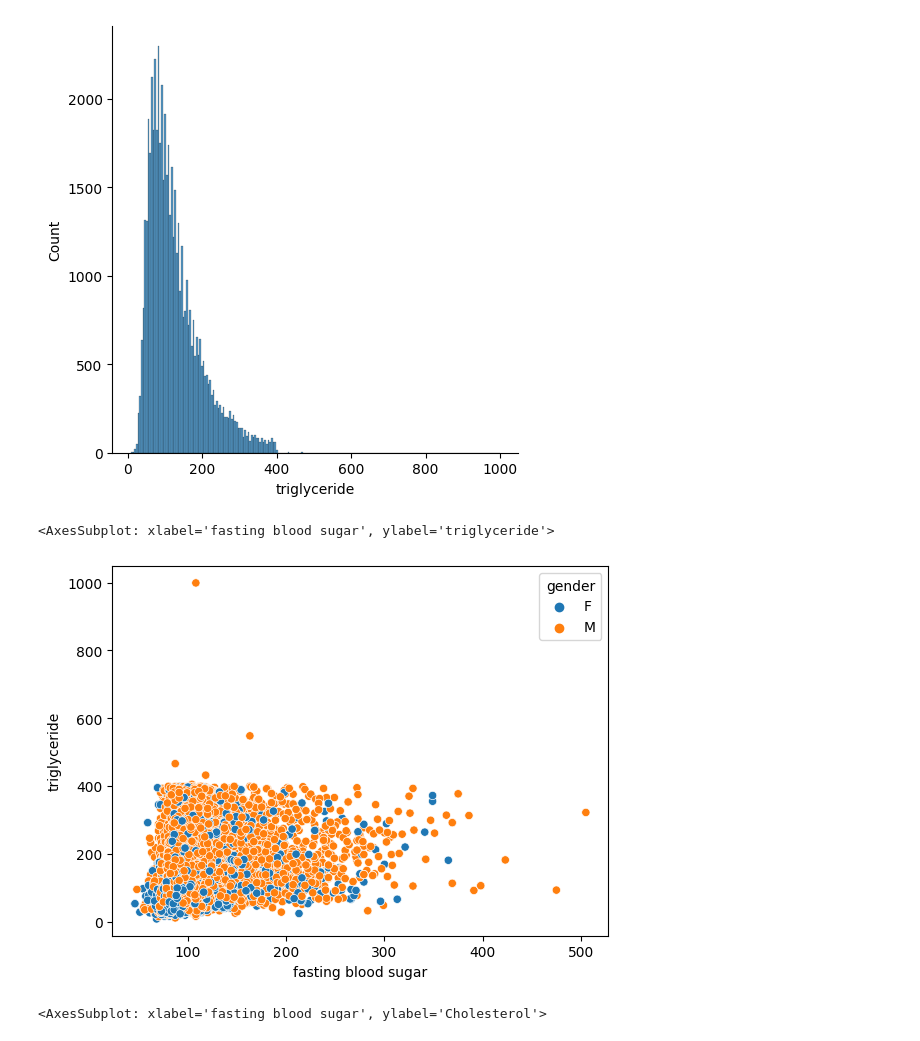
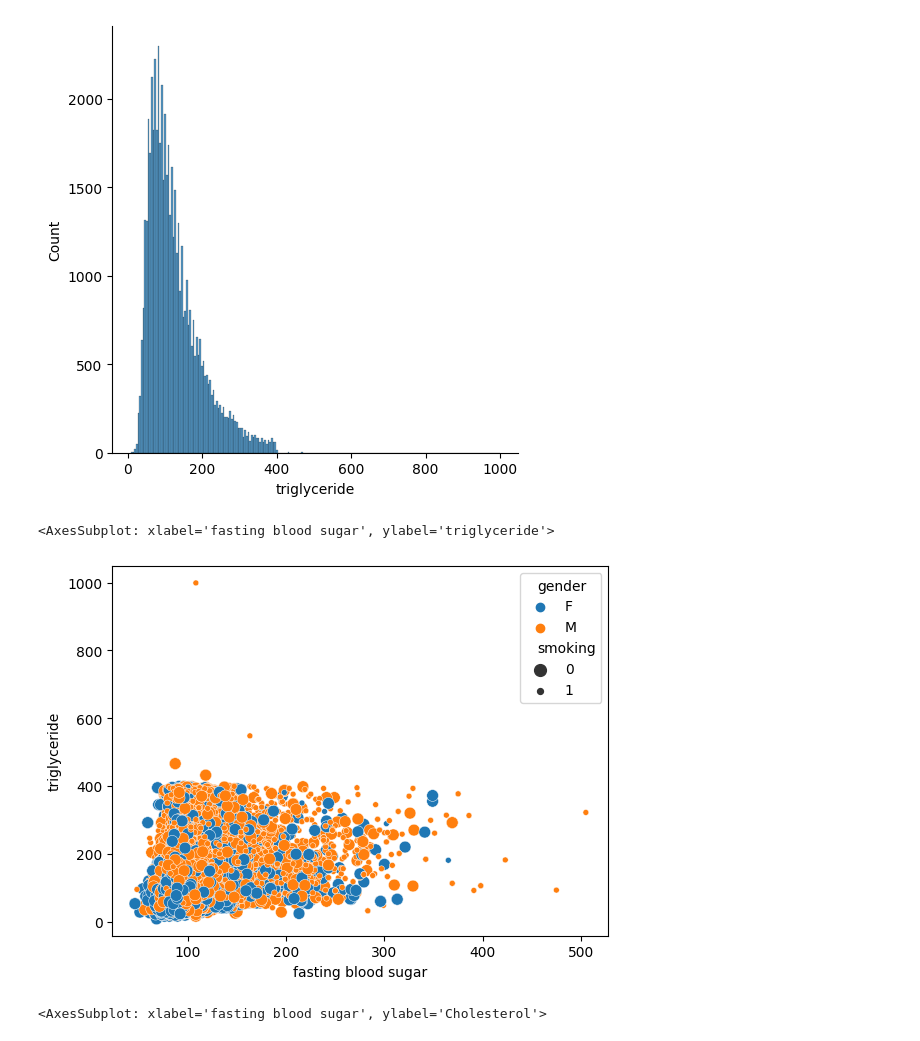
Before and after one commit to Renga1999/Data_Mining_Project_Body_Signal_due_to_smoking, a Jupyter notebook: Team2_python_project.ipynb, the cells around one changed output. Saved outputs shown, nothing was run; the diff lists cells and outputs as text; code cells hidden in the pictures.

```diff
--- a/Team2_python_project.ipynb
+++ b/Team2_python_project.ipynb
@@ -162,10 +162,10 @@ sns.displot(df["triglyceride"])
 <seaborn.axisgrid.FacetGrid at 0x...>
 [figure]
 # %%
-sns.scatterplot(data = df, y = "triglyceride", x= "fasting blood sugar",hue = "gender")
+sns.scatterplot(data = df, y = "triglyceride", x= "fasting blood sugar",hue = "gender",size= "smoking")
 # %% [output]
 <AxesSubplot: xlabel='fasting blood sugar', ylabel='triglyceride'>
-[figure, old version]
+[figure, new version]
 # %%
 sns.scatterplot(data = df, y = "Cholesterol", x= "fasting blood sugar",hue = "gender")
 # %% [output]
```
Also changed, not shown: parts of 1 cell of this notebook, 1 other file.
